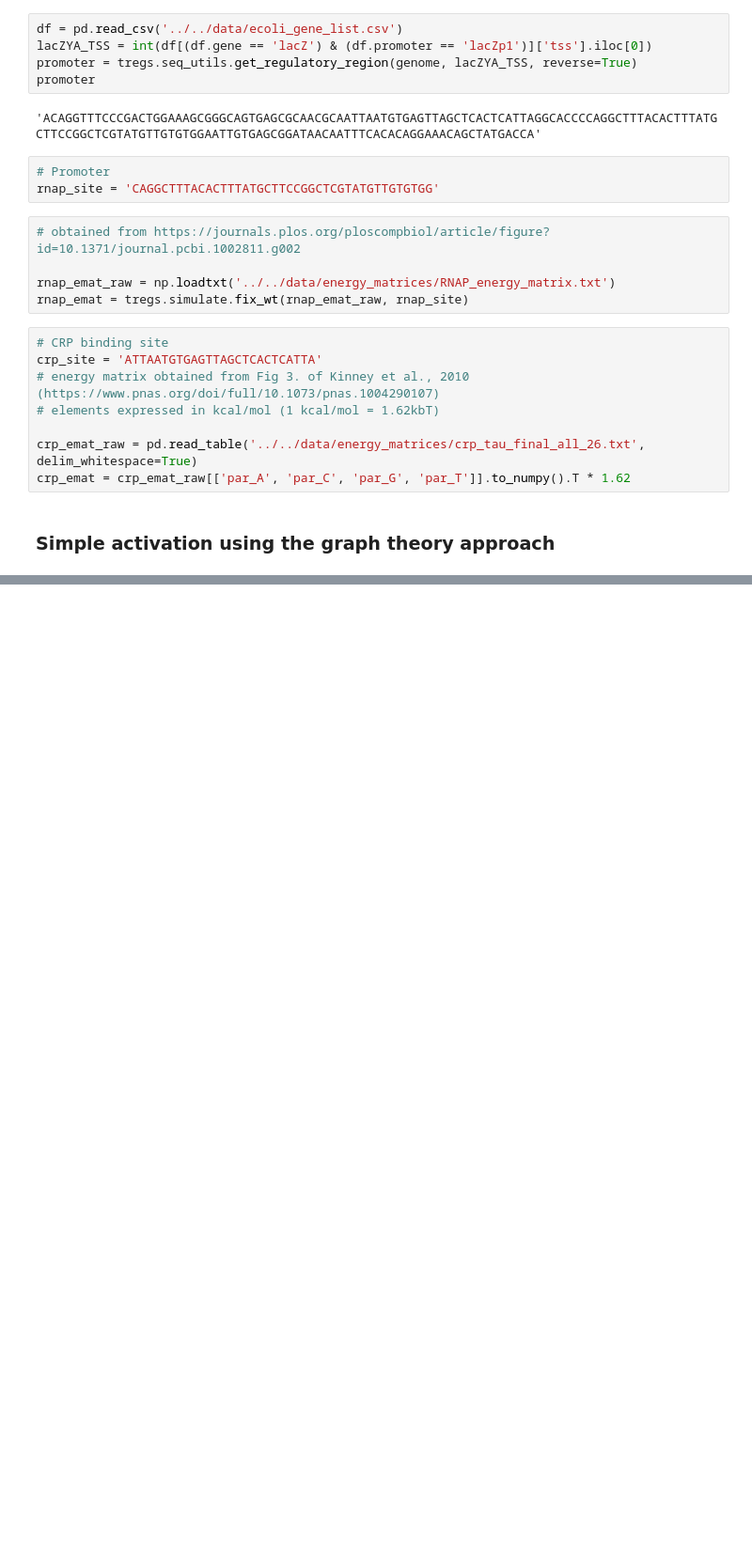
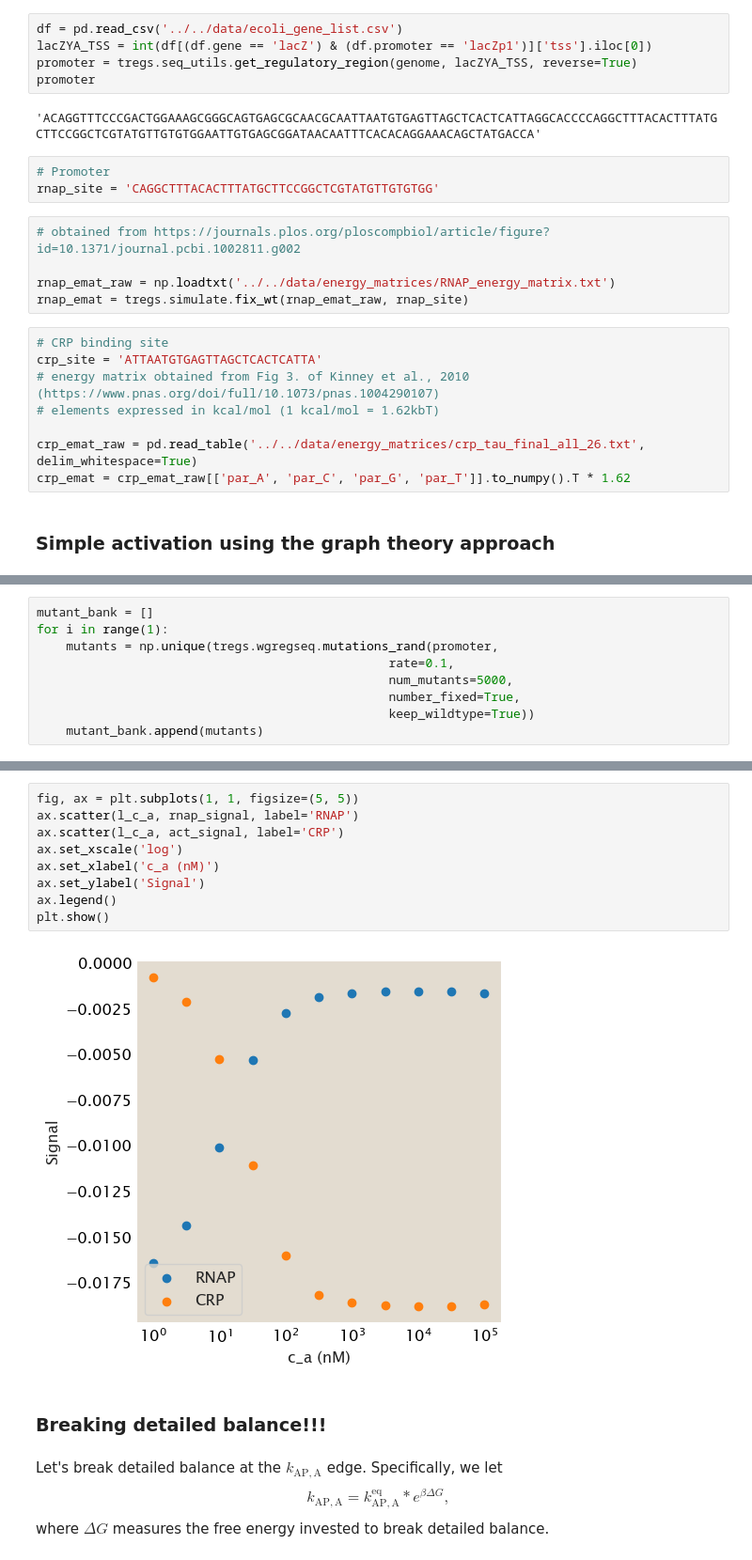
Before and after one commit to RPGroup-PBoC/theoretical_regseq, a Jupyter notebook: notebooks/broken-detailed-balance/broken_detailed_balance.ipynb, the cells around one changed output, grey strips where cells are left out. Shown at 94% size. Cells and saved outputs as stored; diff of their text form; blank space fills up the shorter version.

Commit message:
breaking detailed balance:

```diff
--- a/notebooks/broken-detailed-balance/broken_detailed_balance.ipynb
+++ b/notebooks/broken-detailed-balance/broken_detailed_balance.ipynb
@@ -106,0 +133,9 @@ tregs.footprint.plot_footprint(promoter, df, region_params,
+# %%
+mutant_bank = []
+for i in range(1):
+    mutants = np.unique(tregs.wgregseq.mutations_rand(promoter,
+                                                rate=0.1,
+                                                num_mutants=5000,
+                                                number_fixed=True,
+                                                keep_wildtype=True))
+    mutant_bank.append(mutants)
@@ -106,0 +186,19 @@ tregs.footprint.plot_footprint(promoter, df, region_params,
+# %%
+fig, ax = plt.subplots(1, 1, figsize=(5, 5))
+ax.scatter(l_c_a, rnap_signal, label='RNAP')
+ax.scatter(l_c_a, act_signal, label='CRP')
+ax.set_xscale('log')
+ax.set_xlabel('c_a (nM)')
+ax.set_ylabel('Signal')
+ax.legend()
+plt.show()
+# %% [output]
+[figure, added]
+# %% [markdown]
+### Breaking detailed balance!!!
+# %% [markdown]
+Let's break detailed balance at the $k_\mathrm{AP, A}$ edge. Specifically, we let
+$$
+k_\mathrm{AP, A} = k_\mathrm{AP, A}^\mathrm{eq} * e^{\beta \Delta G},
+$$
+where $\Delta G$ measures the free energy invested to break detailed balance.
```
Also changed, not shown: parts of 12 cells of this notebook.
